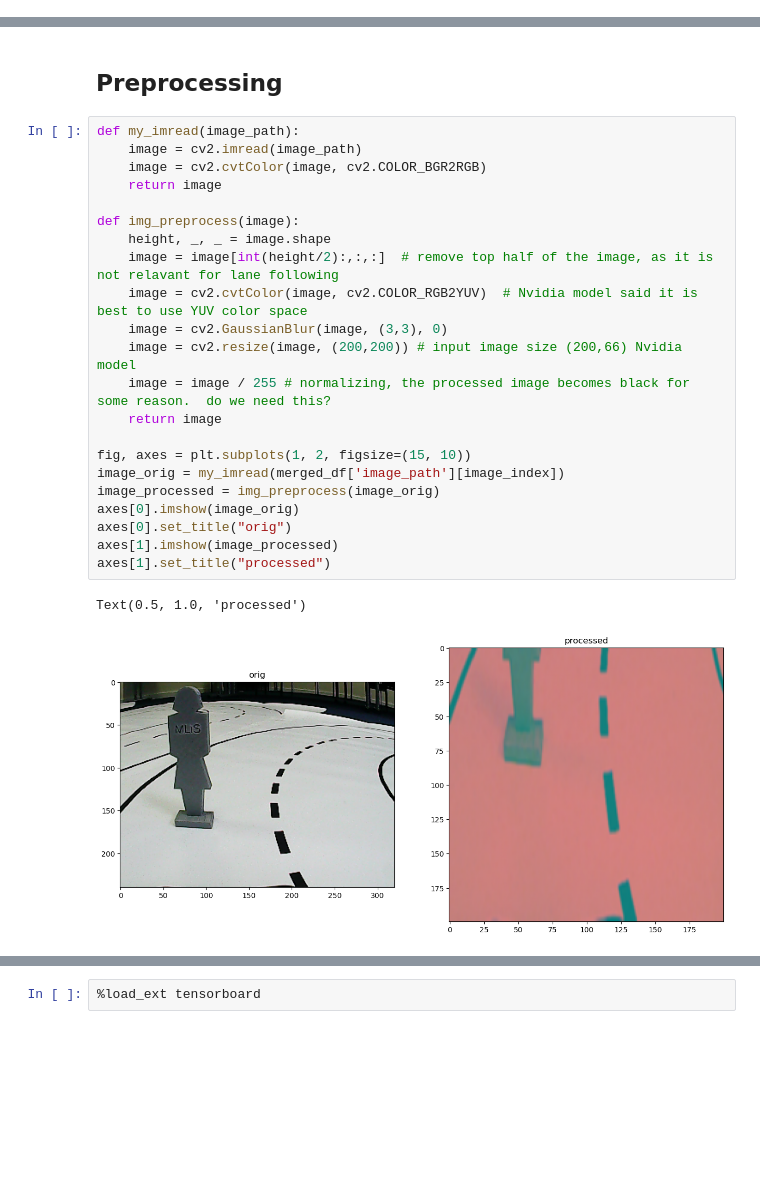
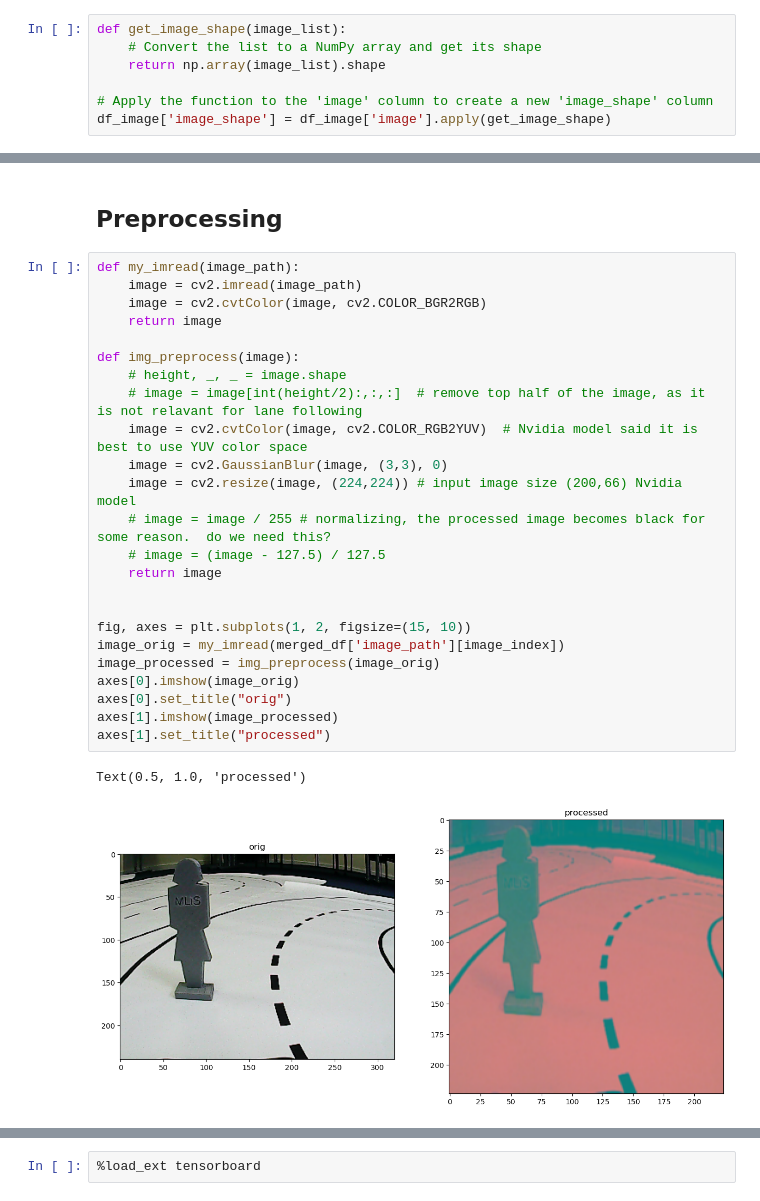
Before and after one commit to shayanshafquat/Optimizing-CNNs-for-real-time-autonomous-driving-on-AutoPicar, a Jupyter notebook: mlis2024/mobilenet.ipynb, the cells around one changed output, grey strips where cells are left out. Cells and saved outputs as stored; diff of their text form; blank space fills up the shorter version.

```diff
--- a/mlis2024/mobilenet.ipynb
+++ b/mlis2024/mobilenet.ipynb
@@ -71,6 +74,13 @@ df_image.head(5)
 | 2 | 9280 | [[[242, 224, 223], [243, 225, 224... | training_data/training_data/9280.png | 119558 |
 | 3 | 348 | [[[17, 15, 6], [24, 22, 13], [59,... | training_data/training_data/348.png | 112400 |
 | 4 | 12085 | [[[204, 188, 188], [204, 188, 188... | training_data/training_data/12085... | 121987 |
+# %%
+def get_image_shape(image_list):
+    # Convert the list to a NumPy array and get its shape
+    return np.array(image_list).shape
+
+# Apply the function to the 'image' column to create a new 'image_shape' column
+df_image['image_shape'] = df_image['image'].apply(get_image_shape)
 # %%
 merged_df = pd.merge(df, df_image, how='left', on='image_id')
 print(f"Length:{len(merged_df)}")
@@ -156,25 +247,27 @@ Text(0.5, 1.0, 'Validation Data')
 # %%
 def my_imread(image_path):
     image = cv2.imread(image_path)
     image = cv2.cvtColor(image, cv2.COLOR_BGR2RGB)
     return image
 
 def img_preprocess(image):
-    height, _, _ = image.shape
-    image = image[int(height/2):,:,:]  # remove top half of the image, as it is not relavant for lane following
+    # height, _, _ = image.shape
+    # image = image[int(height/2):,:,:]  # remove top half of the image, as it is not relavant for lane following
     image = cv2.cvtColor(image, cv2.COLOR_RGB2YUV)  # Nvidia model said it is best to use YUV color space
     image = cv2.GaussianBlur(image, (3,3), 0)
-    image = cv2.resize(image, (200,200)) # input image size (200,66) Nvidia model
-    image = image / 255 # normalizing, the processed image becomes black for some reason.  do we need this?
+    image = cv2.resize(image, (224,224)) # input image size (200,66) Nvidia model
+    # image = image / 255 # normalizing, the processed image becomes black for some reason.  do we need this?
+    # image = (image - 127.5) / 127.5
     return image
+
 
 fig, axes = plt.subplots(1, 2, figsize=(15, 10))
 image_orig = my_imread(merged_df['image_path'][image_index])
 image_processed = img_preprocess(image_orig)
 axes[0].imshow(image_orig)
 axes[0].set_title("orig")
 axes[1].imshow(image_processed)
 axes[1].set_title("processed")
 # %% [output]
 Text(0.5, 1.0, 'processed')
-[figure, old version]
+[figure, new version]
```
Also changed, not shown: parts of 20 cells of this notebook, 4 other files.
